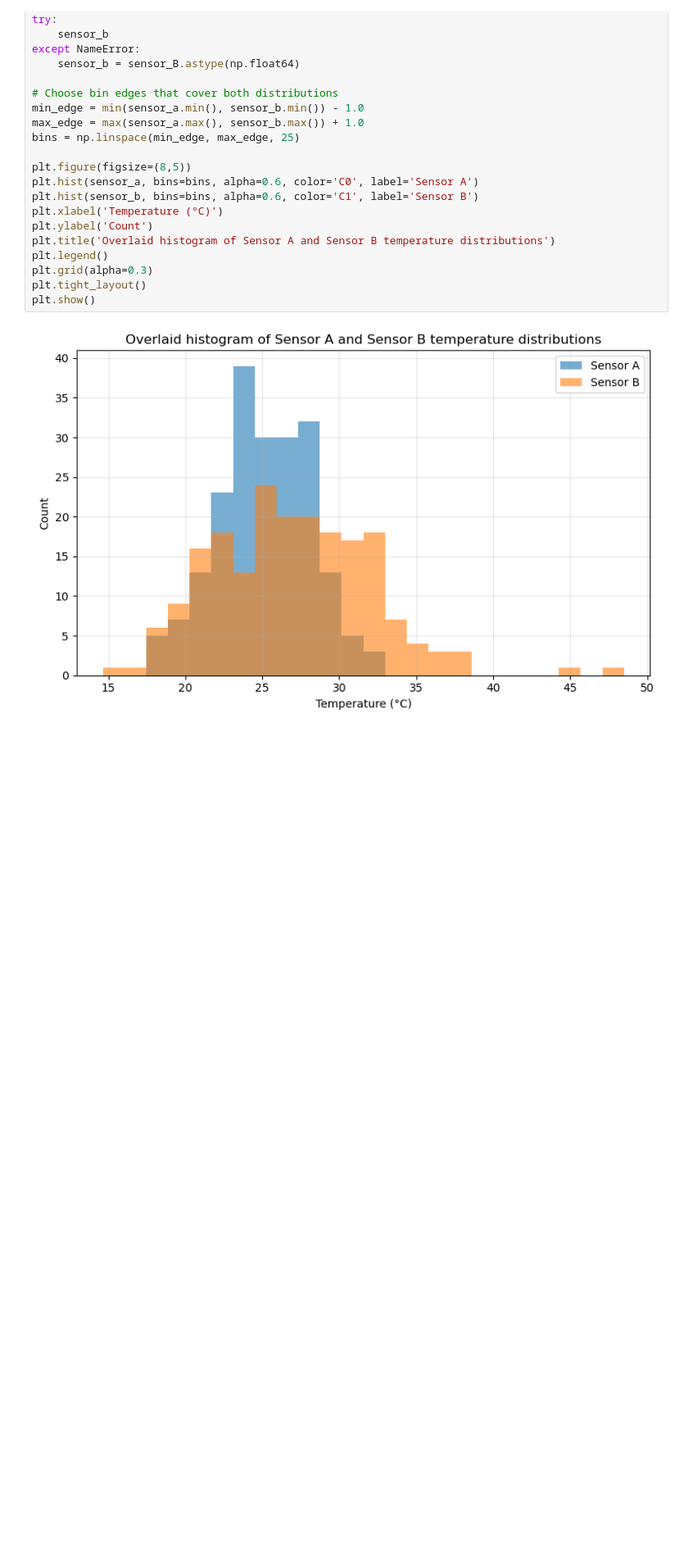
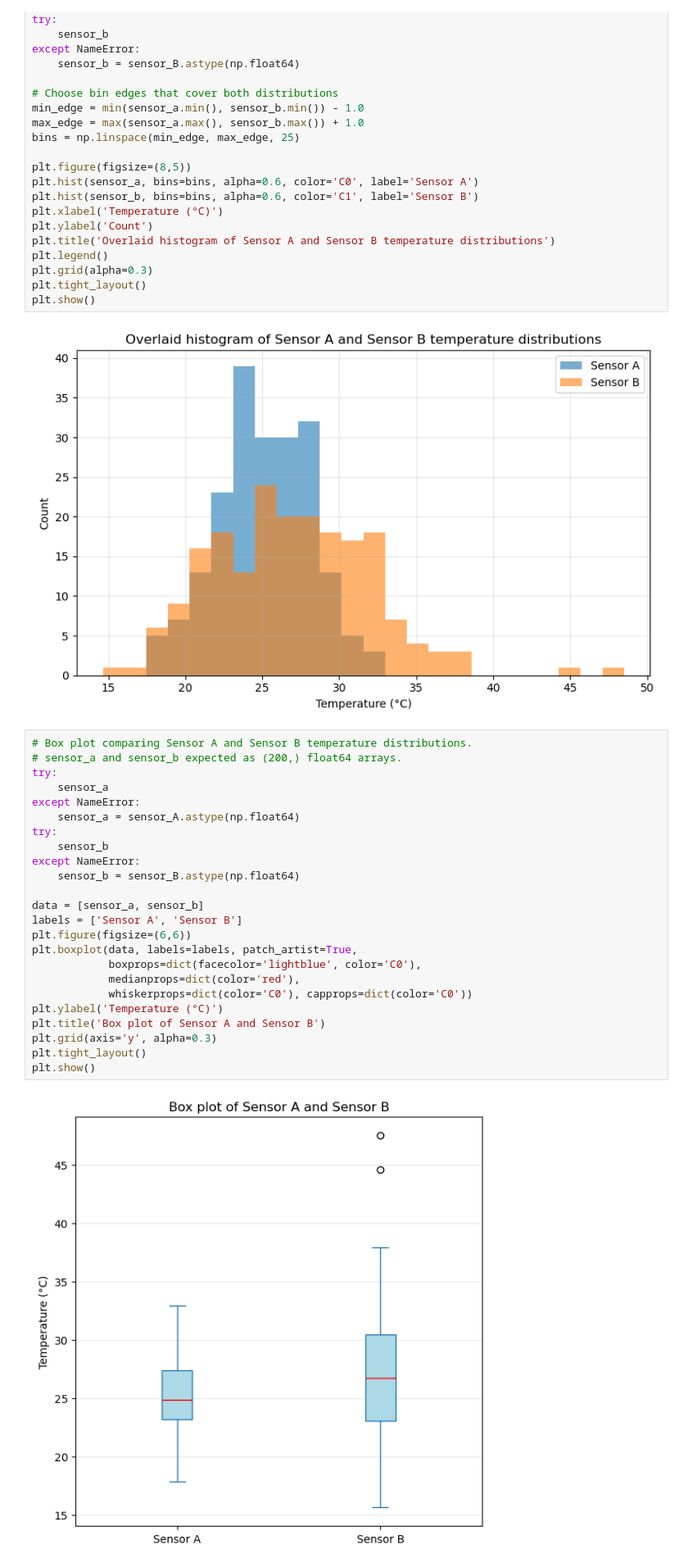
Before and after one commit to melonkgur/ece105-lab3-plots, a Jupyter notebook: lab3_sensor_plots.ipynb, the cells around one changed output. Shown at 82% size. Saved outputs shown, nothing was run; the diff lists cells and outputs as text; blank space fills up the shorter version.

Commit message:
add sensor data box-plot

```diff
--- a/lab3_sensor_plots.ipynb
+++ b/lab3_sensor_plots.ipynb
@@ -69,3 +69,29 @@ plt.tight_layout()
 plt.show()
 # %% [output]
 [figure]
+# %%
+# Box plot comparing Sensor A and Sensor B temperature distributions.
+# sensor_a and sensor_b expected as (200,) float64 arrays.
+try:
+    sensor_a
+except NameError:
+    sensor_a = sensor_A.astype(np.float64)
+try:
+    sensor_b
+except NameError:
+    sensor_b = sensor_B.astype(np.float64)
+
+data = [sensor_a, sensor_b]
+labels = ['Sensor A', 'Sensor B']
+plt.figure(figsize=(6,6))
+plt.boxplot(data, labels=labels, patch_artist=True,
+            boxprops=dict(facecolor='lightblue', color='C0'),
+            medianprops=dict(color='red'),
+            whiskerprops=dict(color='C0'), capprops=dict(color='C0'))
+plt.ylabel('Temperature (°C)')
+plt.title('Box plot of Sensor A and Sensor B')
+plt.grid(axis='y', alpha=0.3)
+plt.tight_layout()
+plt.show()
+# %% [output]
+[figure, added]
```
Also changed, not shown: 1 other file.
